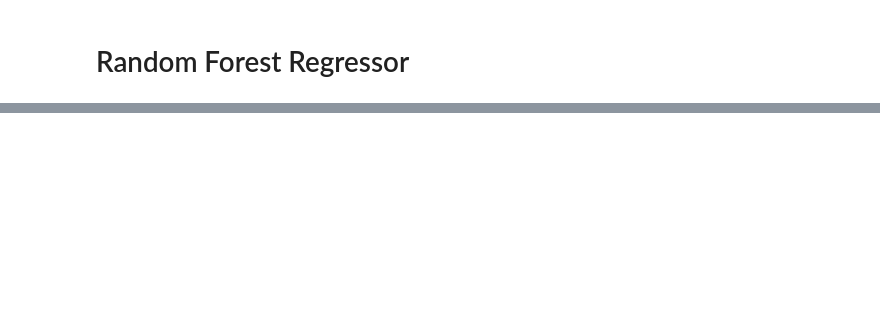
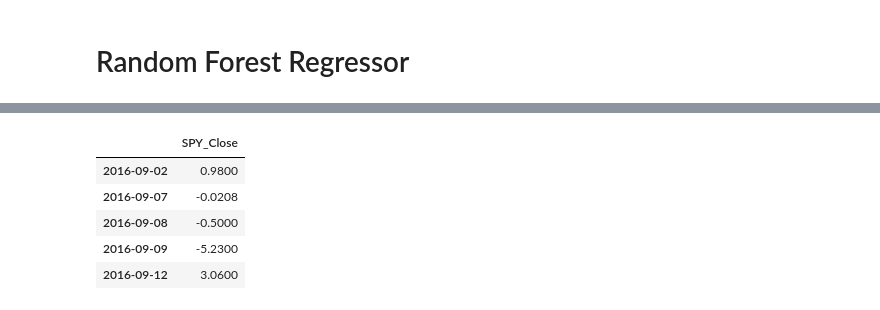
Before and after one commit to arkilic/notebooks, a Jupyter notebook: Simple Regression Pipeline.ipynb, the cells around one changed output, grey strips where cells are left out. Saved outputs shown, nothing was run; the diff lists cells and outputs as text; code cells hidden in the pictures; blank space fills up the shorter version.

```diff
--- a/Simple Regression Pipeline.ipynb
+++ b/Simple Regression Pipeline.ipynb
@@ -86,3 +106,15 @@ log_returns = np.log(df) - np.log(df.shift(1))
+# %%
+# Merge data
+feats1['tmp'] = 1
+feats2['tmp'] = 1
+feats1.merge(feats2, on=['tmp'])
+feats1 = feats1.drop('tmp', axis=1)
 # %%
 # Percentage diff of adjusted cose price to 3 days ago
-three_day_pct = df.pct_change(3)
+# returns = df.pct_change()
+#df['pct_change'] = df.price.pct_change()
+# df['log_return'] = np.log(1 + df.pct_change)
+
+returns = feats1 - feats1.shift(1)
+
+#gret = np.log(1 + ret)
@@ -143,2 +121,15 @@ y = log_returns[log_returns.columns[-1]][1:]
+# %%
+feature_keys = []
+target_keys = []
+for i in feats1.columns:
+    if 'SPY' in i:
+        if 'Close' in i:
+            target_keys.append(i)
+    else:
+        feature_keys.append(i)
+# %%
+returns = returns.dropna()
+X = returns[feature_keys][0:-1]
+y = returns[target_keys][1:]
 # %%
 X_train, X_test, y_train, y_test = train_test_split(X, y, test_size=0.33, random_state=42)
@@ -219,0 +214,9 @@ regr.score(X_test, y_test)
+# %%
+y.head()
+# %% [output]
+|  | SPY_Close |
+| 2016-09-02 | 0.9800 |
+| 2016-09-07 | -0.0208 |
+| 2016-09-08 | -0.5000 |
+| 2016-09-09 | -5.2300 |
+| 2016-09-12 | 3.0600 |
```
Also changed, not shown: parts of 16 cells of this notebook.
